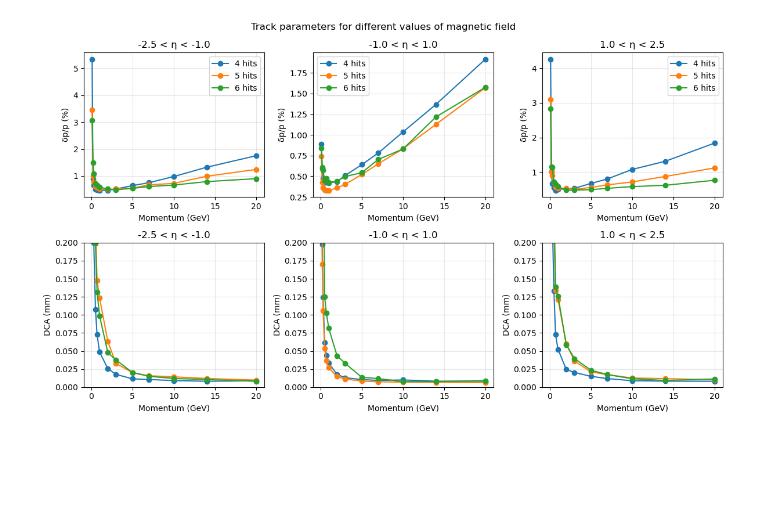
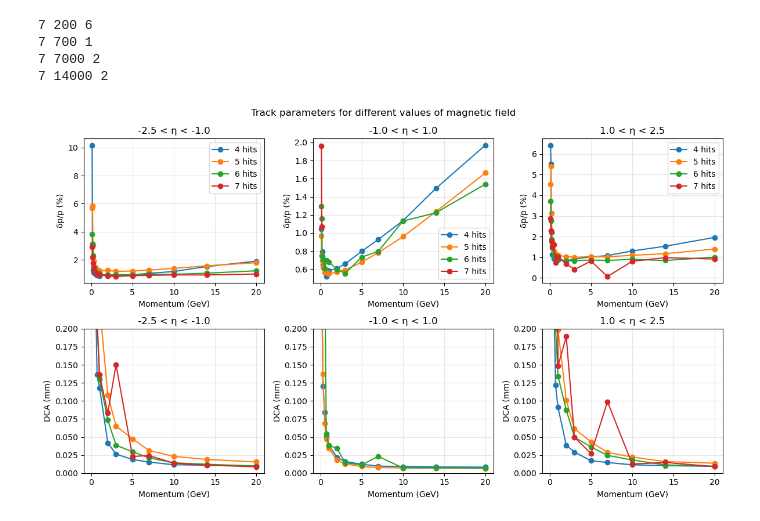
Before and after one commit to P4GAN/B8_Project, a Jupyter notebook: Analysis/tracking_performance.ipynb, the cells around one changed output. Drawn from its saved outputs; the diff is of its cells as text; code cells hidden in the pictures; blank space fills up the shorter version.

```diff
--- a/Analysis/tracking_performance.ipynb
+++ b/Analysis/tracking_performance.ipynb
@@ -25,3 +15,0 @@ df_1_7.head()
-# %%
-pT_residual = (df_1_7["Fitted Transverse Momentum (MeV/c)"] - df_1_7["True Transverse Momentum (MeV/c)"]) / df_1_7["True Transverse Momentum (MeV/c)"]
-plt.scatter(df_1_7["True Transverse Momentum (MeV/c)"], pT_residual)
@@ -63,7 +43,7 @@ eta_bins = [
     ( 1.0,  2.5),
 ]
 
-for numHits in range(4, 7):
+for numHits in range(4, 8):
     df = df_1_7[df_1_7["Number of Hits"] == numHits]
     for i, (eta_lo, eta_hi) in enumerate(eta_bins):
         df_eta = df[(df["Pseudorapidity"] >= eta_lo) &
@@ -84,33 +64,38 @@ for numHits in range(4, 7):
             pT_residual = (subset["Fitted Transverse Momentum (MeV/c)"] - subset["True Transverse Momentum (MeV/c)"]) / subset["True Transverse Momentum (MeV/c)"]
             sigma_guess = (np.percentile(pT_residual, 84) - np.percentile(pT_residual, 16)) / 2
 
-            counts, edges = np.histogram(pT_residual, bins=50, range=(-sigma_guess * 2, sigma_guess * 2))
+            mean = pT_residual.mean()
+            counts, edges = np.histogram(pT_residual, bins=50, range=(mean - 1.5 * sigma_guess, mean + 1.5 * sigma_guess))
             mids = (edges[:-1] + edges[1:]) / 2
 
-            popt, _ = curve_fit(gaussian, mids, counts, p0=[max(counts), 0, sigma_guess])
+            popt, _ = curve_fit(gaussian, mids, counts, p0=[max(counts), mids[np.argmax(counts)], sigma_guess])
             sigma_delta_pT.append(abs(popt[2]))
 
             mean_DCA.append(subset["DCA (mm)"].mean())
 
 
         axes[0, i].plot(p_GeV, np.array(sigma_delta_pT) * 100, marker="o", label=f"{numHits} hits")
         axes[0, i].set_title(f"{eta_lo} < η < {eta_hi}")
         axes[0, i].set_xlabel("Momentum (GeV)")
         axes[0, i].set_ylabel("δp/p (%)")
         axes[0, i].grid(alpha=0.3)
 
         axes[1, i].plot(p_GeV, mean_DCA, marker="o", label=f"{numHits} hits")
         axes[1, i].set_title(f"{eta_lo} < η < {eta_hi}")
         axes[1, i].set_xlabel("Momentum (GeV)")
         axes[1, i].set_ylabel("DCA (mm)")
         axes[1, i].grid(alpha=0.3)
         axes[1, i].set_ylim(0, 0.2)
 
 for i in range(3):
     axes[0, i].legend()
 
 plt.suptitle("Track parameters for different values of magnetic field")
 plt.tight_layout()
 plt.show()
 # %% [output]
+7 200 6
+7 700 1
+7 7000 2
+7 14000 2
-[figure, old version]
+[figure, new version]
```
Also changed, not shown: parts of 14 cells of this notebook, 39 other files.
